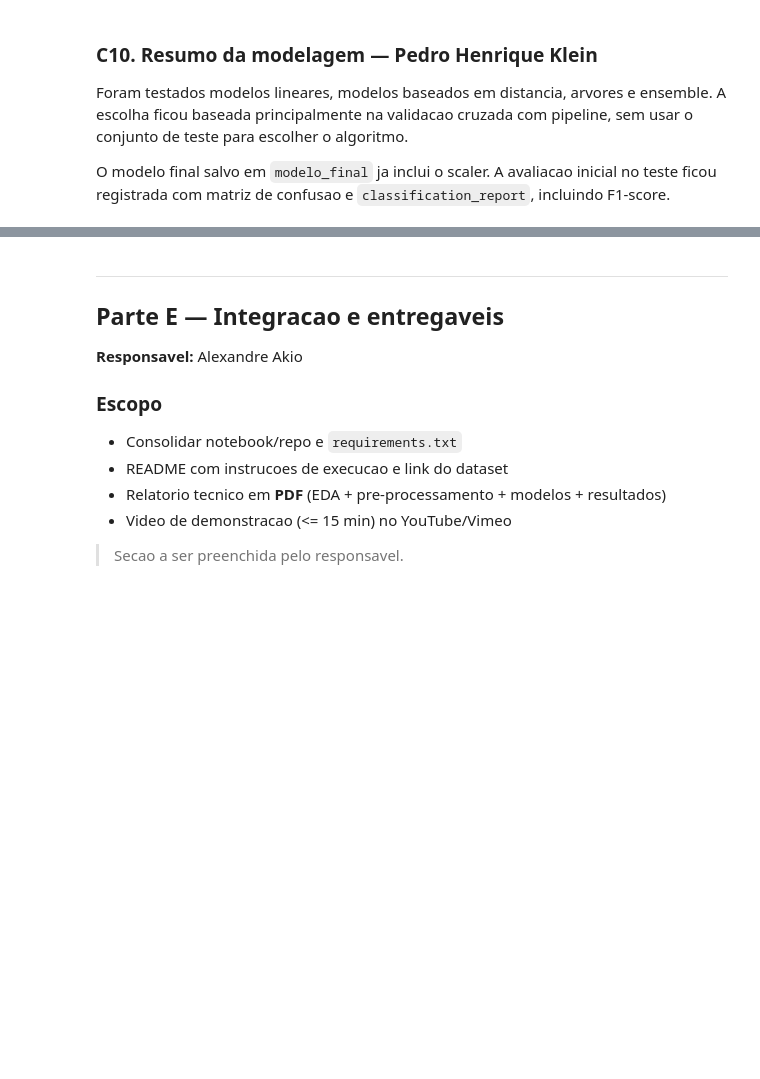
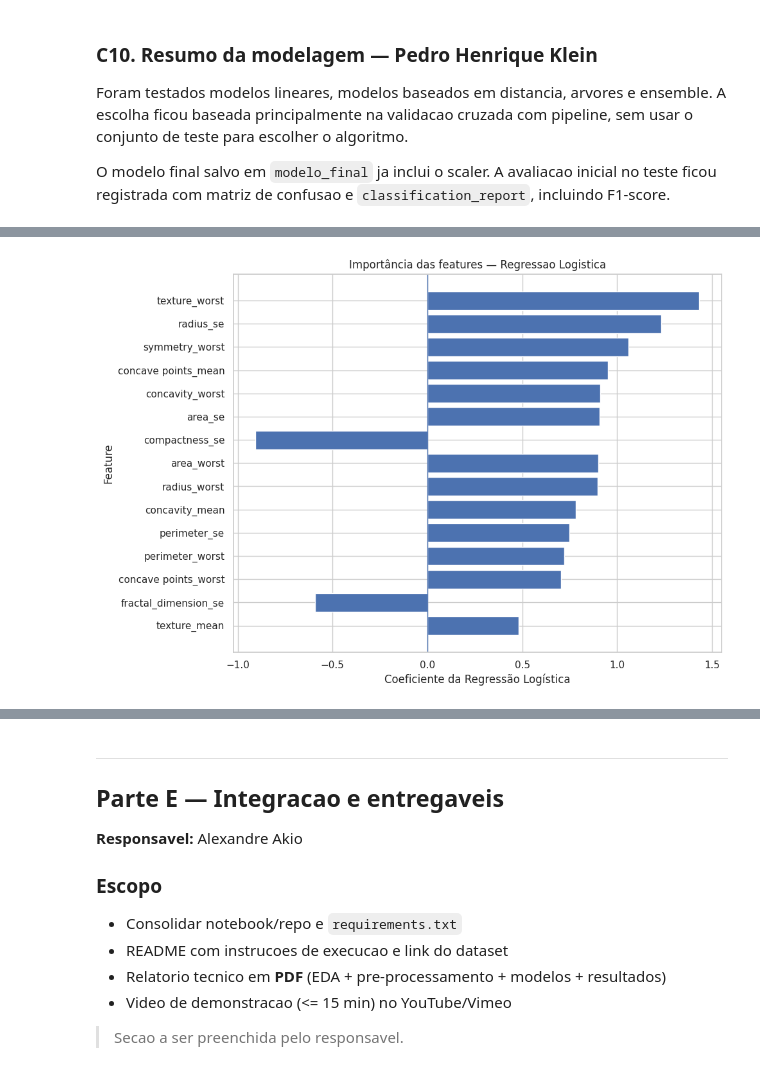
Before and after one commit to LuisEduardoOuroConrado/tech-challenge-fase1-g17, a Jupyter notebook: notebooks/01_pipeline_eda_preprocessamento.ipynb, the cells around one changed output, grey strips where cells are left out. Drawn from its saved outputs; the diff is of its cells as text; code cells hidden in the pictures; blank space fills up the shorter version.

```diff
--- a/notebooks/01_pipeline_eda_preprocessamento.ipynb
+++ b/notebooks/01_pipeline_eda_preprocessamento.ipynb
@@ -829,0 +994,10 @@ O modelo final salvo em `modelo_final` ja inclui o scaler. A avaliacao inicial n
+# %%
+modelo_logistico = modelo_final.named_steps["modelo"]
+coeficientes = modelo_logistico.coef_[0]
+
+importancias = pd.DataFrame({"feature": X_train.columns,"coeficiente": coeficientes,})
+importancias["importancia_absoluta"] = (importancias["coeficiente"].abs())
+importancias.sort_values("importancia_absoluta", ascending=False, inplace=True)
+
+top_n = 15
+importancias.head(top_n)
@@ -829,0 +1031,13 @@ O modelo final salvo em `modelo_final` ja inclui o scaler. A avaliacao inicial n
+# %%
+top_features = importancias.head(top_n).sort_values("coeficiente").sort_values("importancia_absoluta")
+
+plt.figure(figsize=(10, 7))
+plt.barh(top_features["feature"],top_features["coeficiente"])
+plt.title(f"Importância das features — {nome_melhor_modelo}")
+plt.axvline(0, linewidth=1)
+plt.xlabel("Coeficiente da Regressão Logística")
+plt.ylabel("Feature")
+plt.tight_layout()
+plt.show()
+# %% [output]
+[figure, added]
```
Also changed, not shown: parts of 32 cells of this notebook.
